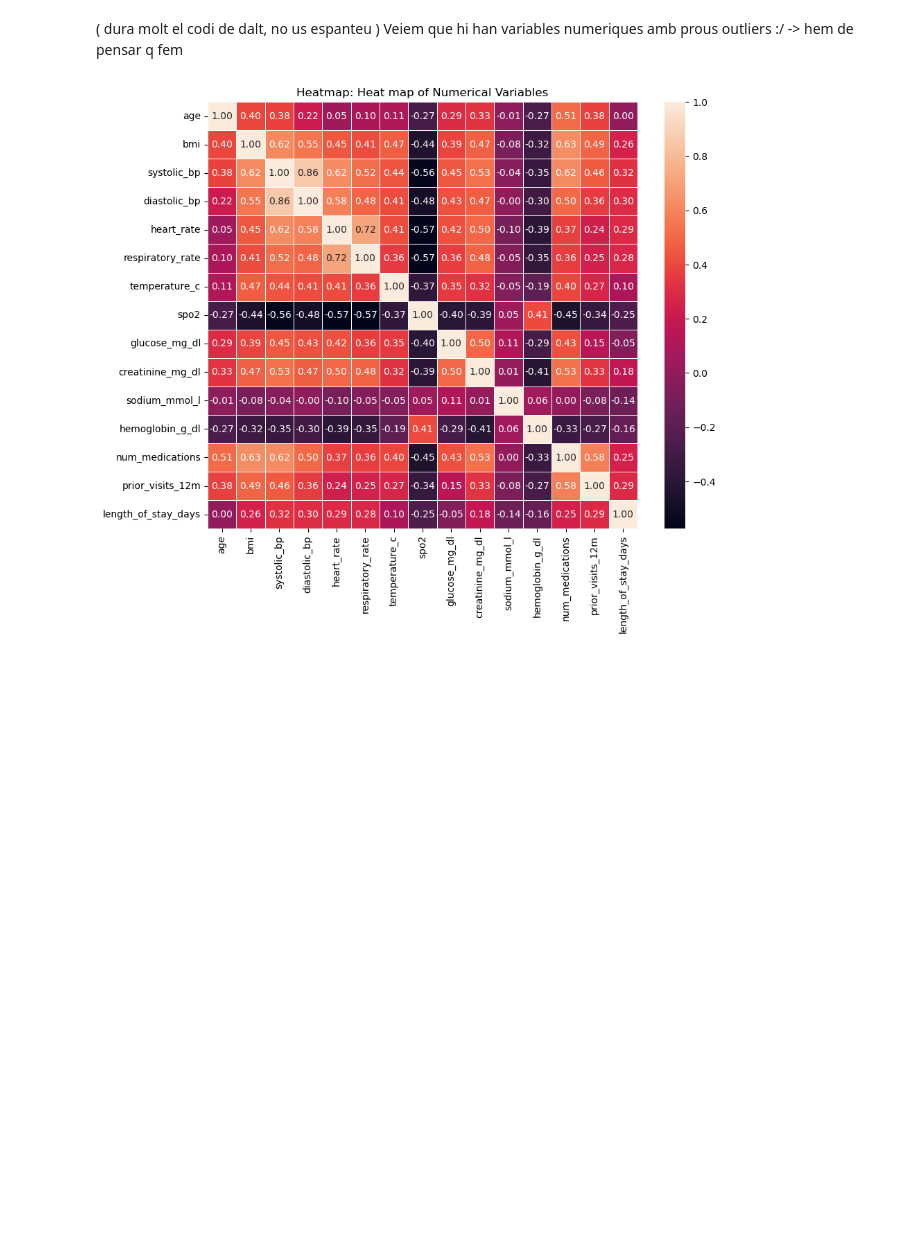
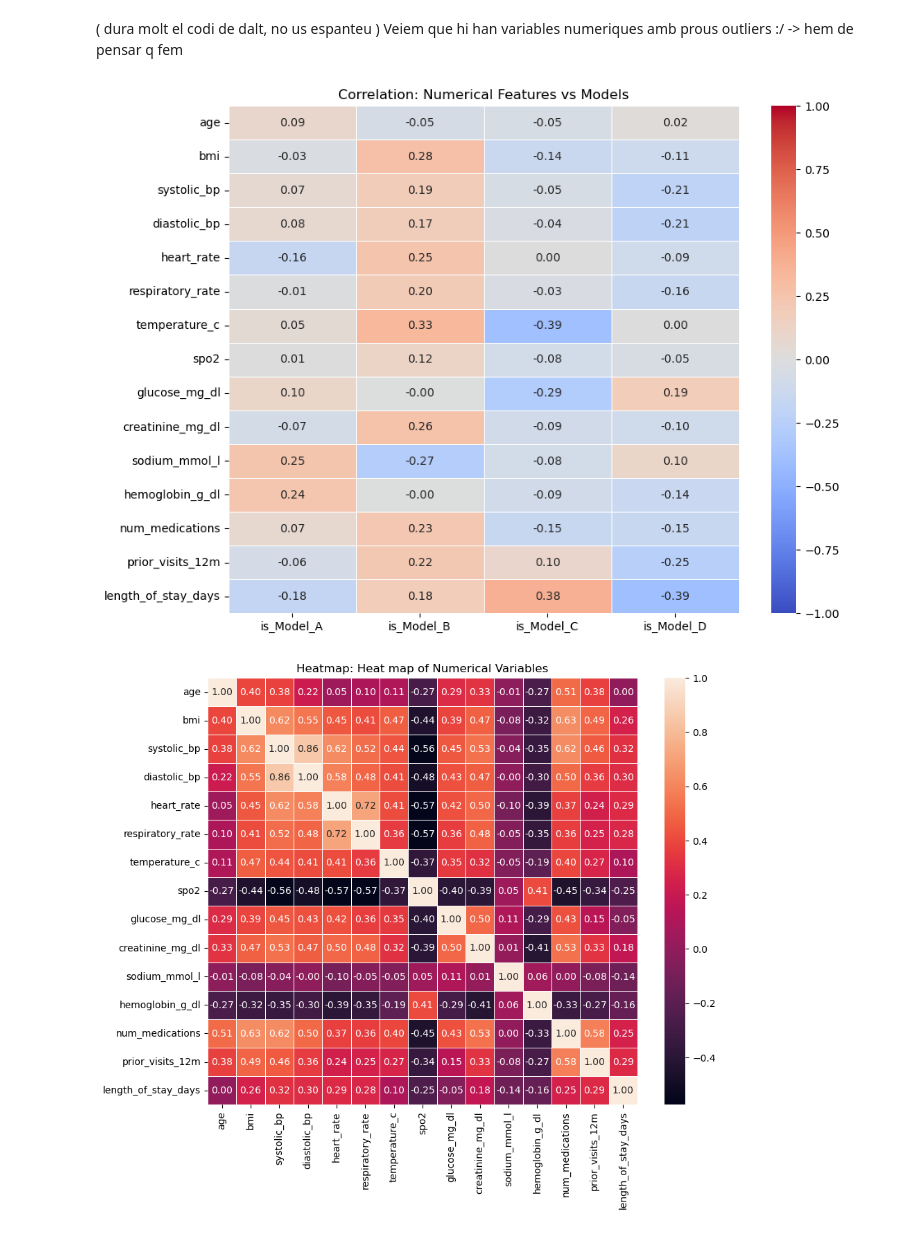
Before and after one commit to azucena-g/kaggle_competition, a Jupyter notebook: try_1.ipynb, the cells around one changed output. Drawn from its saved outputs; the diff is of its cells as text; code cells hidden in the pictures; blank space fills up the shorter version.

```diff
--- a/try_1.ipynb
+++ b/try_1.ipynb
@@ -176,4 +178,33 @@ plt.show()
 # %% [markdown]
 ( dura molt el codi de dalt, no us espanteu )
 Veiem que hi han variables numeriques amb prous outliers :/ ->  hem de pensar q fem
+# %%
+y_encoded = pd.get_dummies(train["label"], prefix="is")
+
+correlation_matrix = pd.concat(
+    [train[num_features], y_encoded],
+    axis=1
+).corr()
+
+# Mostrar solo correlaciones entre features numéricas y output
+correlation_matrix = correlation_matrix.loc[
+    num_features, y_encoded.columns
+]
+
+plt.figure(figsize=(10, 8))
+sns.heatmap(
+    correlation_matrix,
+    annot=True,
+    fmt=".2f",
+    linewidths=0.4,
+    cmap="coolwarm",
+    center=0,
+    vmin=-1,
+    vmax=1
+)
+
+plt.title("Correlation: Numerical Features vs Models")
+plt.show()
+# %% [output]
+[figure, added]
 # %%
```
Also changed, not shown: parts of 7 cells of this notebook, 1 other file.
